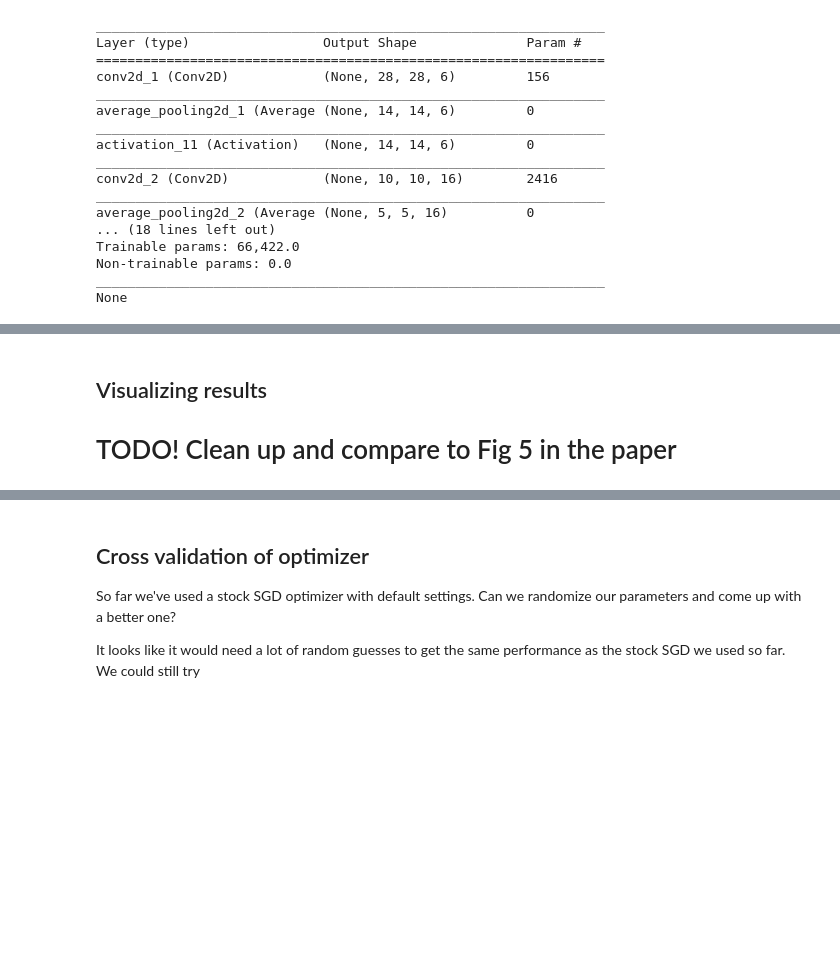
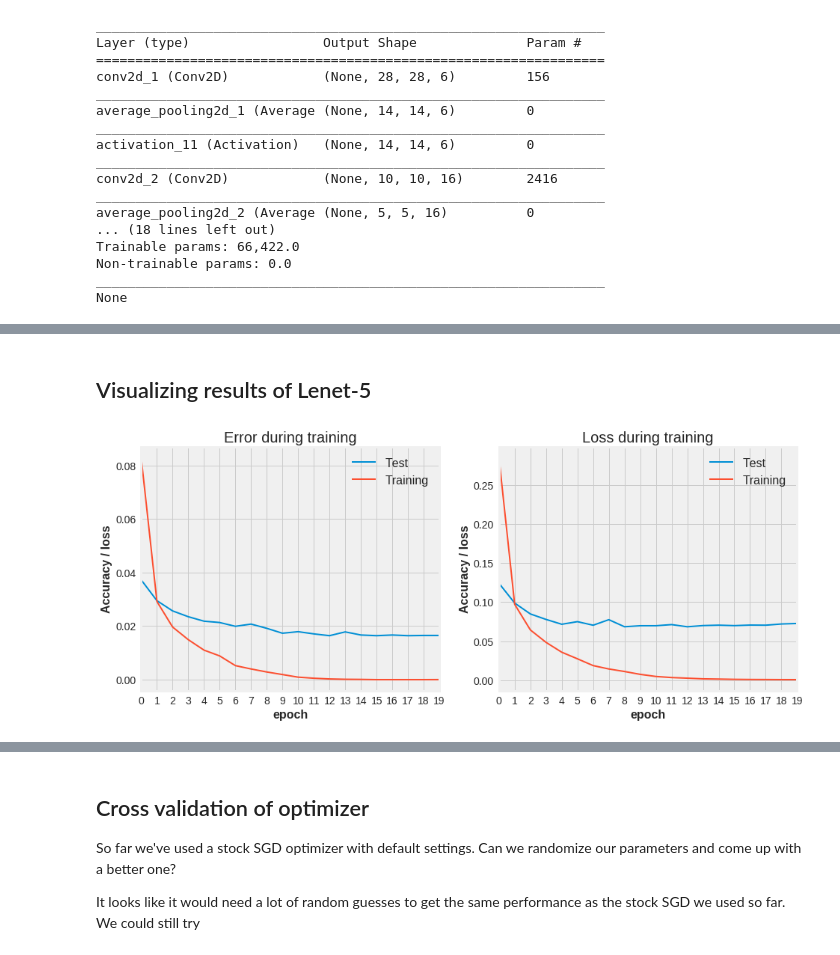
Before and after one commit to timgasser/keras-mnist, a Jupyter notebook: notebooks/neural_net_models.ipynb, the cells around one changed output, grey strips where cells are left out. Cells and saved outputs as stored; diff of their text form; code cells hidden in the pictures; blank space fills up the shorter version.

Commit message:
Added dropout and RELU model, began image augmentation checking

```diff
--- a/notebooks/neural_net_models.ipynb
+++ b/notebooks/neural_net_models.ipynb
@@ -629,31 +629,32 @@ Epoch 4/20
-# %% [markdown]
-## Visualizing results
-
-# TODO! Clean up and compare to Fig 5 in the paper
+# %% [markdown]
+## Visualizing results of Lenet-5
 # %%
 def plot_history(hist):
     """
     Plots the history object returned by the .fit() call
     """
     for metric in ('acc', 'loss', 'val_acc', 'val_loss'):
         assert metric in hist.keys()
 
     hist_df = pd.DataFrame(hist)
     fig, axes = plt.subplots(1,2,figsize=(14, 6))
 
     hist_df['err'] = 1 - hist_df['acc']
     hist_df['val_err'] = 1 - hist_df['val_acc']
 
     hist_df[['val_err', 'err']].plot.line(ax=axes[0])
     hist_df[['val_loss', 'loss']].plot.line(ax=axes[1])
-    axes[0].set(title="Accuracy during training")
+    axes[0].set(title="Error during training")
     axes[0].legend(labels=["Test", "Training"])
     axes[1].set(title="Loss during training")
+    axes[1].legend(labels=["Test", "Training"])
 
     for ax in axes:
         ax.set_xticks(range(hist_df.shape[0]))
         ax.set(xlabel="epoch", ylabel="Accuracy / loss")
 
 #     return fig, axes
 
 plot_history(results['history'])
+# %% [output]
+[figure, added]
```
Also changed, not shown: parts of 27 cells of this notebook.
